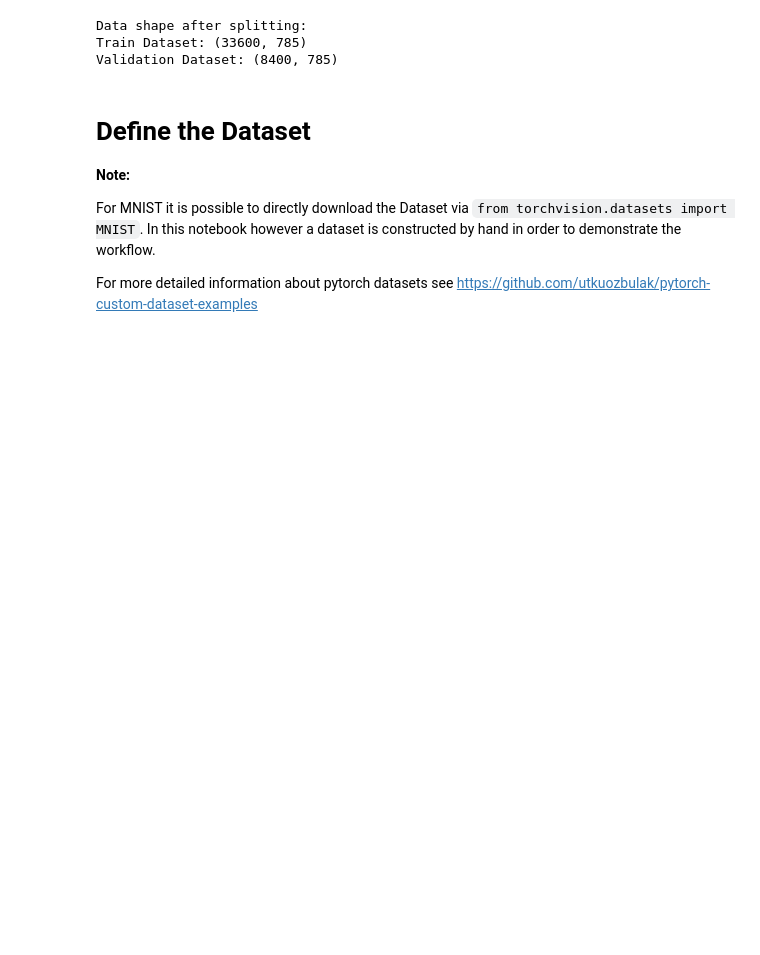
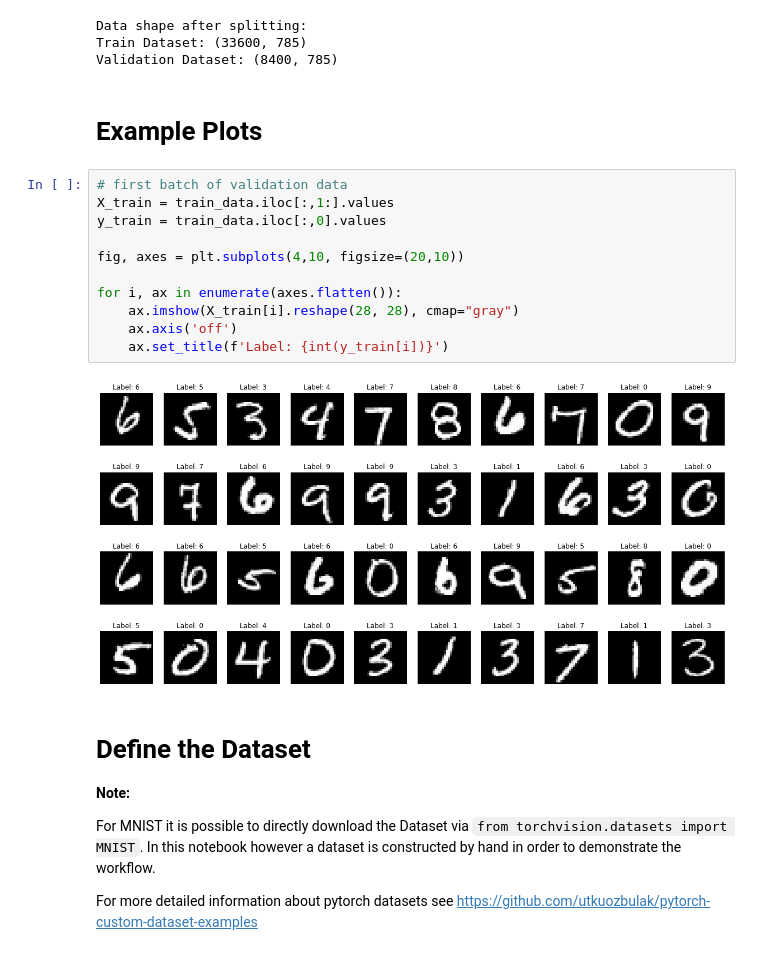
Before and after one commit to DKRZ-AIM/mardata-training, a Jupyter notebook: demo-ann-classification/ann_classification_mnist.ipynb, the cells around one changed output. Drawn from its saved outputs; the diff is of its cells as text; blank space fills up the shorter version.

```diff
--- a/demo-ann-classification/ann_classification_mnist.ipynb
+++ b/demo-ann-classification/ann_classification_mnist.ipynb
@@ -59,6 +59,21 @@ print(f'Validation Dataset: {valid_data.shape}')
 Data shape after splitting:
 Train Dataset: (33600, 785)
 Validation Dataset: (8400, 785)
+# %% [markdown]
+# Example Plots
+# %%
+# first batch of validation data
+X_train = train_data.iloc[:,1:].values
+y_train = train_data.iloc[:,0].values
+
+fig, axes = plt.subplots(4,10, figsize=(20,10))
+
+for i, ax in enumerate(axes.flatten()):
+    ax.imshow(X_train[i].reshape(28, 28), cmap="gray")
+    ax.axis('off')
+    ax.set_title(f'Label: {int(y_train[i])}')
+# %% [output]
+[figure, added]
 # %% [markdown]
 # Define the Dataset
 
```
Also changed, not shown: parts of 6 cells of this notebook, 2 other files.
